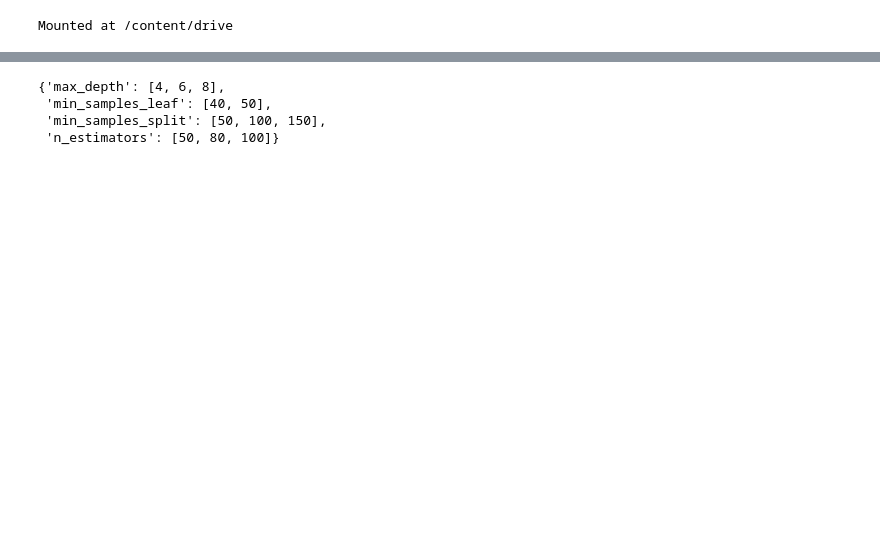
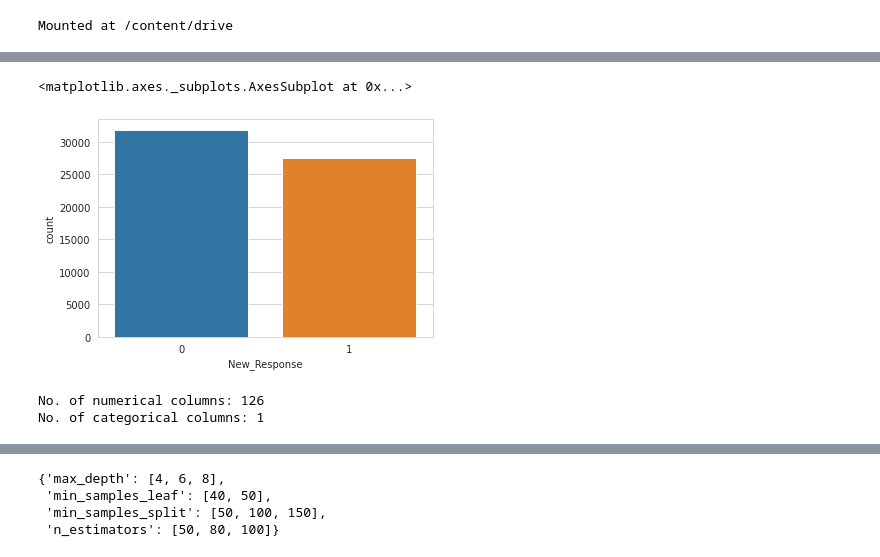
Before and after one commit to ayush9304/Life-Insurance-Risk-Prediction, a Jupyter notebook: Life_Insurance_Risk_Prediction.ipynb, the cells around one changed output, grey strips where cells are left out. Saved outputs shown, nothing was run; the diff lists cells and outputs as text; code cells hidden in the pictures; blank space fills up the shorter version.

```diff
--- a/Life_Insurance_Risk_Prediction.ipynb
+++ b/Life_Insurance_Risk_Prediction.ipynb
@@ -325,0 +59,4 @@ param_dict = {'n_estimators' : n_estimators,
+# %%
+df['New_Response'] = df["Response"].apply(lambda x: 1 if x>=7 else 0)
+df.drop('Response', axis=1, inplace=True)
+df.head()
@@ -325,0 +71,13 @@ param_dict = {'n_estimators' : n_estimators,
+# %%
+sns.countplot(df['New_Response'])
+# %% [output]
+<matplotlib.axes._subplots.AxesSubplot at 0x...>
+[figure, added]
+# %%
+numerical_cols = [col for col in df.columns if df[col].dtype !='object']
+categorical_cols = [col for col in df.columns if df[col].dtype =='object']
+print("No. of numerical columns:", len(numerical_cols))
+print("No. of categorical columns:", len(categorical_cols))
+# %% [output]
+No. of numerical columns: 126
+No. of categorical columns: 1
```
Also changed, not shown: parts of 125 cells of this notebook.
